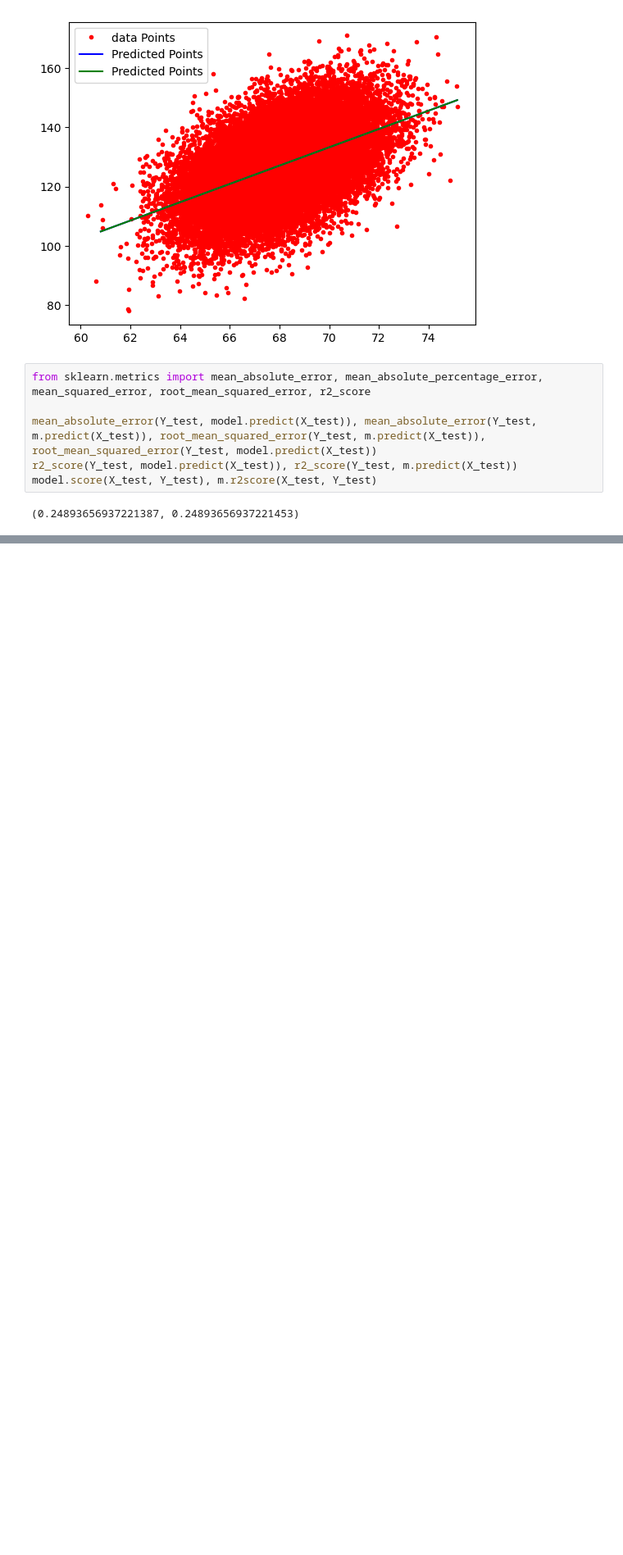
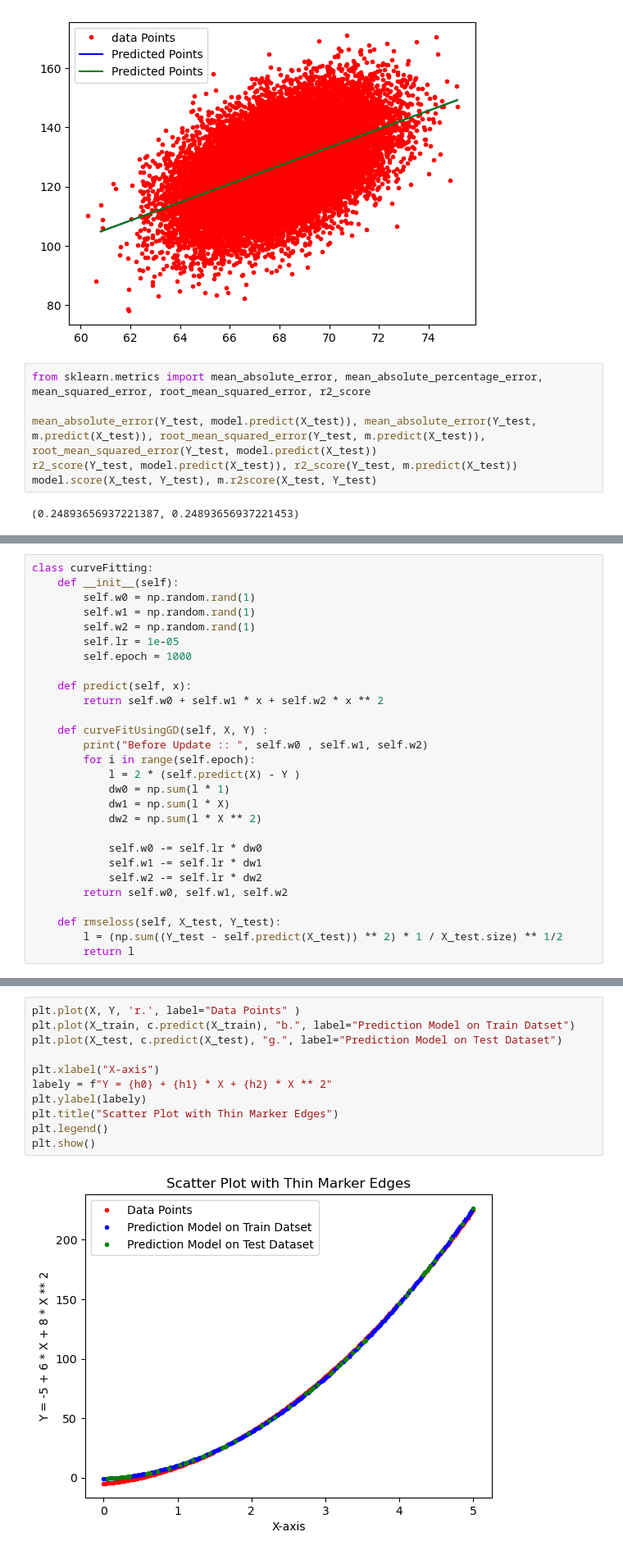
Before and after one commit to sandeepshakya2019/Machine-Learning-HandsOn, a Jupyter notebook: 01_Code/1_MachineLearningAlgo/1_LinearRegression.ipynb, the cells around one changed output, grey strips where cells are left out. Shown at 82% size. Cells and saved outputs as stored; diff of their text form; blank space fills up the shorter version.

```diff
--- a/01_Code/1_MachineLearningAlgo/1_LinearRegression.ipynb
+++ b/01_Code/1_MachineLearningAlgo/1_LinearRegression.ipynb
@@ -711,0 +744,28 @@ model.score(X_test, Y_test), m.r2score(X_test, Y_test)
+# %%
+class curveFitting:
+    def __init__(self):
+        self.w0 = np.random.rand(1)
+        self.w1 = np.random.rand(1)
+        self.w2 = np.random.rand(1)
+        self.lr = 1e-05
+        self.epoch = 1000
+
+    def predict(self, x):
+        return self.w0 + self.w1 * x + self.w2 * x ** 2
+
+    def curveFitUsingGD(self, X, Y) :
+        print("Before Update :: ", self.w0 , self.w1, self.w2)
+        for i in range(self.epoch):
+            l = 2 * (self.predict(X) - Y )
+            dw0 = np.sum(l * 1)
+            dw1 = np.sum(l * X)
+            dw2 = np.sum(l * X ** 2)
+
+            self.w0 -= self.lr * dw0
+            self.w1 -= self.lr * dw1
+            self.w2 -= self.lr * dw2
+        return self.w0, self.w1, self.w2
+
+    def rmseloss(self, X_test, Y_test):
+        l = (np.sum((Y_test - self.predict(X_test)) ** 2) * 1 / X_test.size) ** 1/2
+        return l
@@ -711,0 +782,13 @@ model.score(X_test, Y_test), m.r2score(X_test, Y_test)
+# %%
+plt.plot(X, Y, 'r.', label="Data Points" )
+plt.plot(X_train, c.predict(X_train), "b.", label="Prediction Model on Train Datset")
+plt.plot(X_test, c.predict(X_test), "g.", label="Prediction Model on Test Dataset")
+
+plt.xlabel("X-axis")
+labely = f"Y = {h0} + {h1} * X + {h2} * X ** 2"
+plt.ylabel(labely)
+plt.title("Scatter Plot with Thin Marker Edges")
+plt.legend()
+plt.show()
+# %% [output]
+[figure, added]
```
Also changed, not shown: parts of 10 cells of this notebook.
